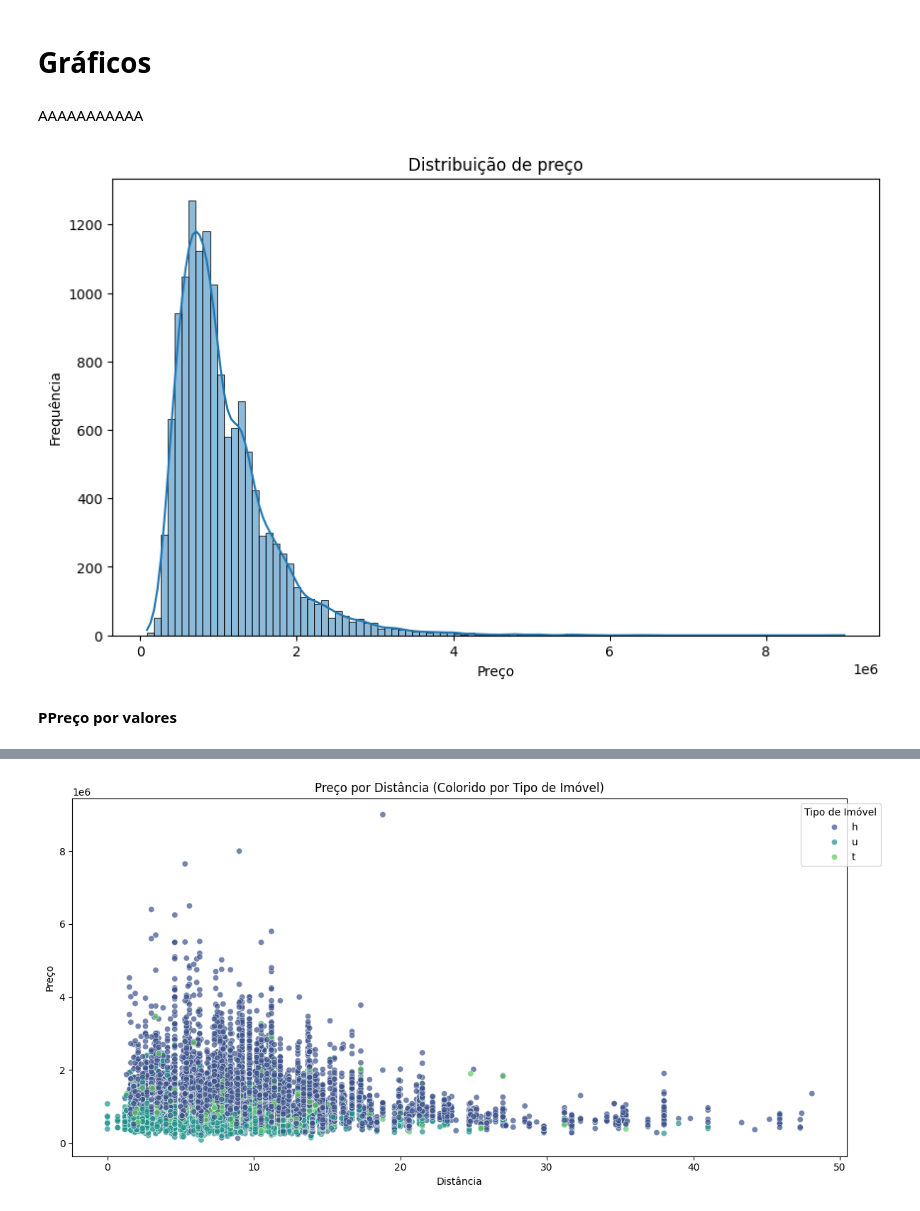
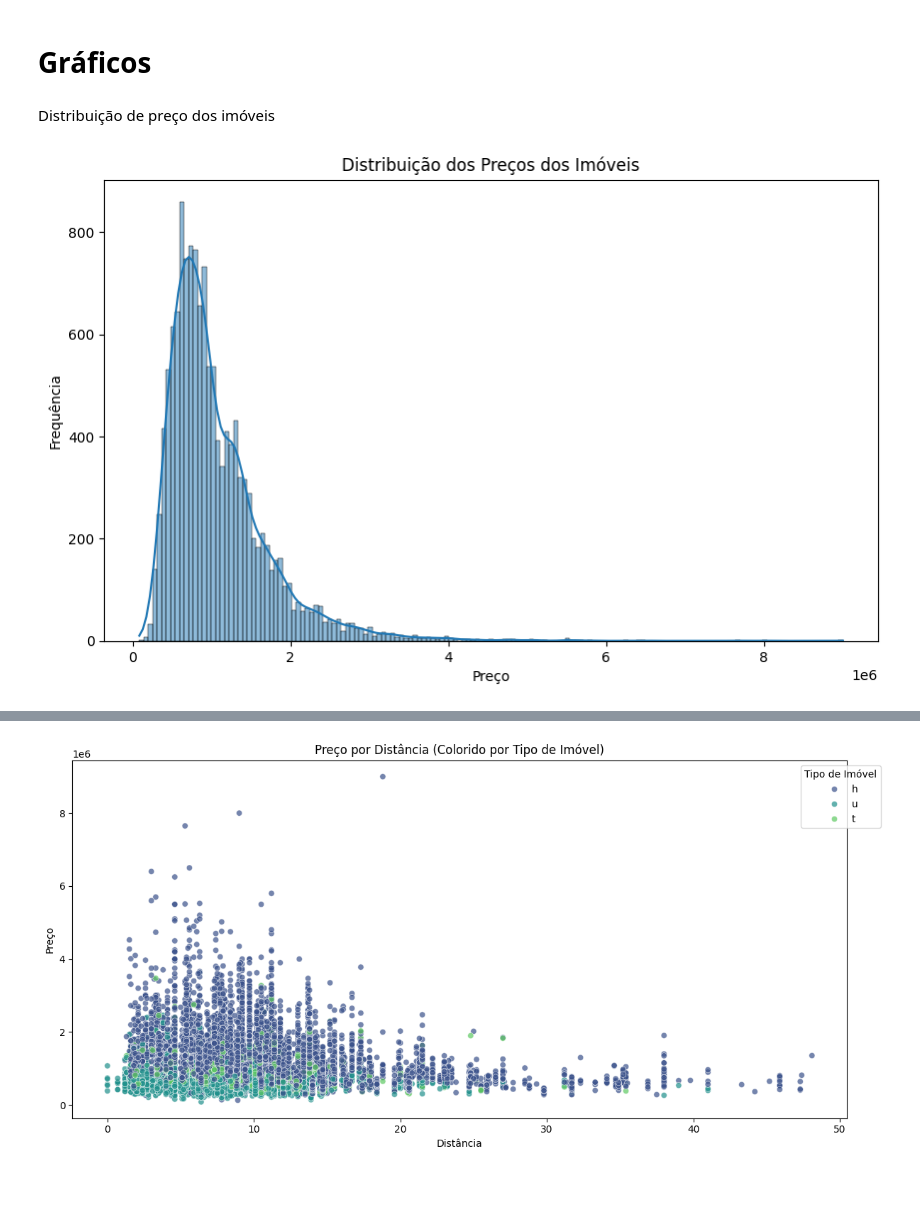
Before and after one commit to GaBevilacqua/CD, a Jupyter notebook: Melbourne.ipynb, the cells around one changed output, grey strips where cells are left out. Drawn from its saved outputs; the diff is of its cells as text; code cells hidden in the pictures; blank space fills up the shorter version.

```diff
--- a/Melbourne.ipynb
+++ b/Melbourne.ipynb
@@ -3,16 +15,19 @@
 # %%
 import pandas as pd
 import numpy as np
-
-# Visualização
+import kagglehub
+from kagglehub import KaggleDatasetAdapter
 import matplotlib.pyplot as plt
 import seaborn as sns
 
-# Estatísticas e modelagem
 from scipy import stats
 from sklearn.model_selection import train_test_split
 from sklearn.preprocessing import StandardScaler
 from sklearn.linear_model import LinearRegression
 from sklearn.metrics import mean_absolute_error, mean_squared_error, r2_score
 
-df = pd.read_csv('melb_data.csv')
+file_path = "melb_data.csv"
+df = kagglehub.load_dataset(
+  KaggleDatasetAdapter.PANDAS,
+  "dansbecker/melbourne-housing-snapshot",
+  file_path)
@@ -89,16 +107,14 @@ display(df.isnull().sum())
 dtype: int64
 # %% [markdown]
 # Gráficos
-# %% [markdown]
-AAAAAAAAAAA
+# %% [markdown]
+Distribuição de preço dos imóveis
 # %%
-plt.figure(figsize=(10, 6))
-sns.histplot(data=df, x="Price", bins=100, kde=True)
-plt.title("Distribuição de preço")
-plt.xlabel("Preço")
-plt.ylabel("Frequência")
+plt.figure(figsize=(10,6))
+sns.histplot(data=df['Price'], kde=True)
+plt.title('Distribuição dos Preços dos Imóveis')
+plt.xlabel('Preço')
+plt.ylabel('Frequência')
 plt.show()
 # %% [output]
-[figure, old version]
+[figure, new version]
-# %% [markdown]
-**PPreço por valores**
```
Also changed, not shown: parts of 25 cells of this notebook.
